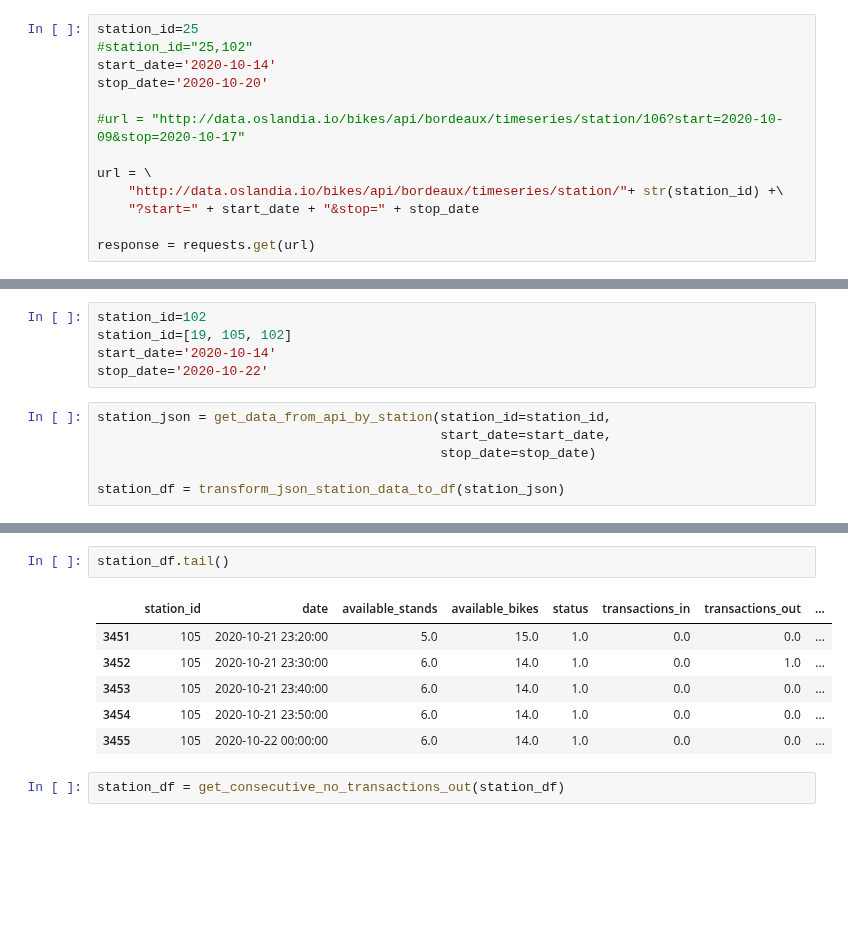
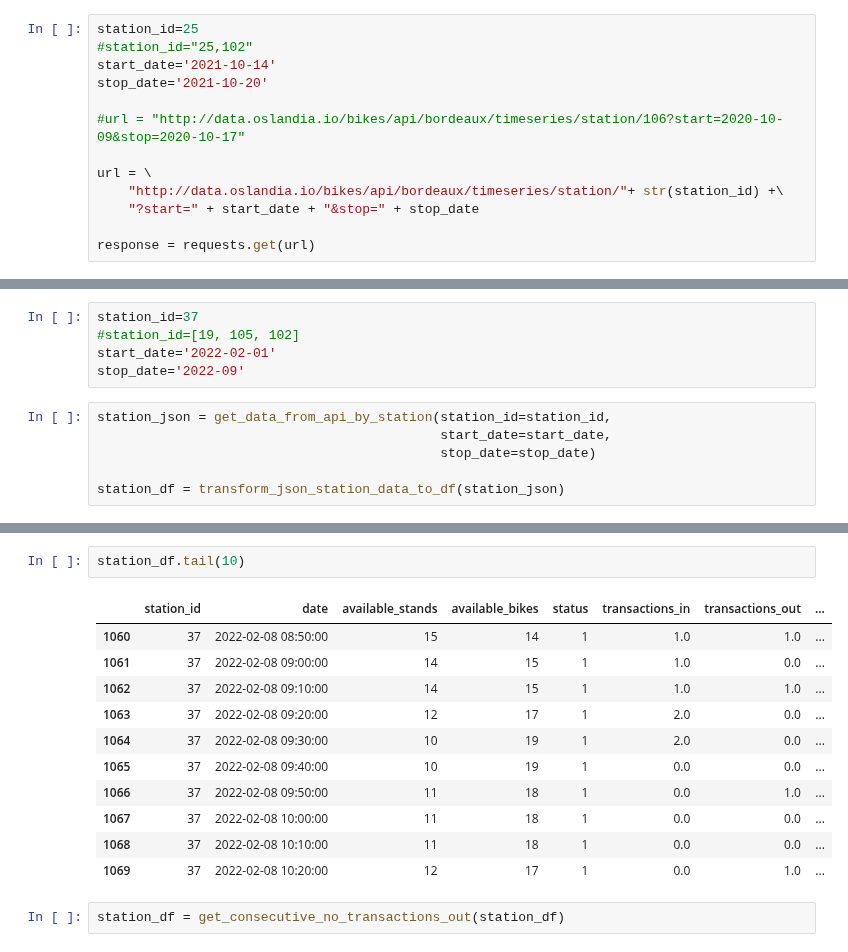
Before and after one commit to armgilles/vcub_keeper, a Jupyter notebook: notebooks/03_production/01_get_data_from_API.ipynb, the cells around one changed output, grey strips where cells are left out. Saved outputs shown, nothing was run; the diff lists cells and outputs as text; blank space fills up the shorter version.

```diff
--- a/notebooks/03_production/01_get_data_from_API.ipynb
+++ b/notebooks/03_production/01_get_data_from_API.ipynb
@@ -29,8 +34,8 @@ pd.options.display.max_columns = 500
 # %%
 station_id=25
 #station_id="25,102"
-start_date='2020-10-14'
-stop_date='2020-10-20'
+start_date='2021-10-14'
+stop_date='2021-10-20'
 
 #url = "http://data.oslandia.io/bikes/api/bordeaux/timeseries/station/106?start=2020-10-09&stop=2020-10-17"
 
@@ -274,10 +285,10 @@ from vcub_keeper.production.data import (get_data_from_api_by_station,
 from vcub_keeper.transform.features_factory import get_consecutive_no_transactions_out
 from vcub_keeper.visualisation import *
 # %%
-station_id=102
-station_id=[19, 105, 102]
-start_date='2020-10-14'
-stop_date='2020-10-22'
+station_id=37
+#station_id=[19, 105, 102]
+start_date='2022-02-01'
+stop_date='2022-09'
 # %%
 station_json = get_data_from_api_by_station(station_id=station_id,
                                             start_date=start_date,
@@ -287,12 +319,17 @@ station_df = transform_json_station_data_to_df(station_json)
 # %%
-station_df.tail()
+station_df.tail(10)
 # %% [output]
 |  | station_id | date | available_stands | available_bikes | status | transactions_in | transactions_out | ... |
-| 3451 | 105 | 2020-10-21 23:20:00 | 5.0 | 15.0 | 1.0 | 0.0 | 0.0 | ... |
-| 3452 | 105 | 2020-10-21 23:30:00 | 6.0 | 14.0 | 1.0 | 0.0 | 1.0 | ... |
-| 3453 | 105 | 2020-10-21 23:40:00 | 6.0 | 14.0 | 1.0 | 0.0 | 0.0 | ... |
-| 3454 | 105 | 2020-10-21 23:50:00 | 6.0 | 14.0 | 1.0 | 0.0 | 0.0 | ... |
-| 3455 | 105 | 2020-10-22 00:00:00 | 6.0 | 14.0 | 1.0 | 0.0 | 0.0 | ... |
+| 1060 | 37 | 2022-02-08 08:50:00 | 15 | 14 | 1 | 1.0 | 1.0 | ... |
+| 1061 | 37 | 2022-02-08 09:00:00 | 14 | 15 | 1 | 1.0 | 0.0 | ... |
+| 1062 | 37 | 2022-02-08 09:10:00 | 14 | 15 | 1 | 1.0 | 1.0 | ... |
+| 1063 | 37 | 2022-02-08 09:20:00 | 12 | 17 | 1 | 2.0 | 0.0 | ... |
+| 1064 | 37 | 2022-02-08 09:30:00 | 10 | 19 | 1 | 2.0 | 0.0 | ... |
+| 1065 | 37 | 2022-02-08 09:40:00 | 10 | 19 | 1 | 0.0 | 0.0 | ... |
+| 1066 | 37 | 2022-02-08 09:50:00 | 11 | 18 | 1 | 0.0 | 1.0 | ... |
+| 1067 | 37 | 2022-02-08 10:00:00 | 11 | 18 | 1 | 0.0 | 0.0 | ... |
+| 1068 | 37 | 2022-02-08 10:10:00 | 11 | 18 | 1 | 0.0 | 0.0 | ... |
+| 1069 | 37 | 2022-02-08 10:20:00 | 12 | 17 | 1 | 0.0 | 1.0 | ... |
 # %%
 station_df = get_consecutive_no_transactions_out(station_df)
 # %%
```
Also changed, not shown: parts of 40 cells of this notebook, 2 other files.
